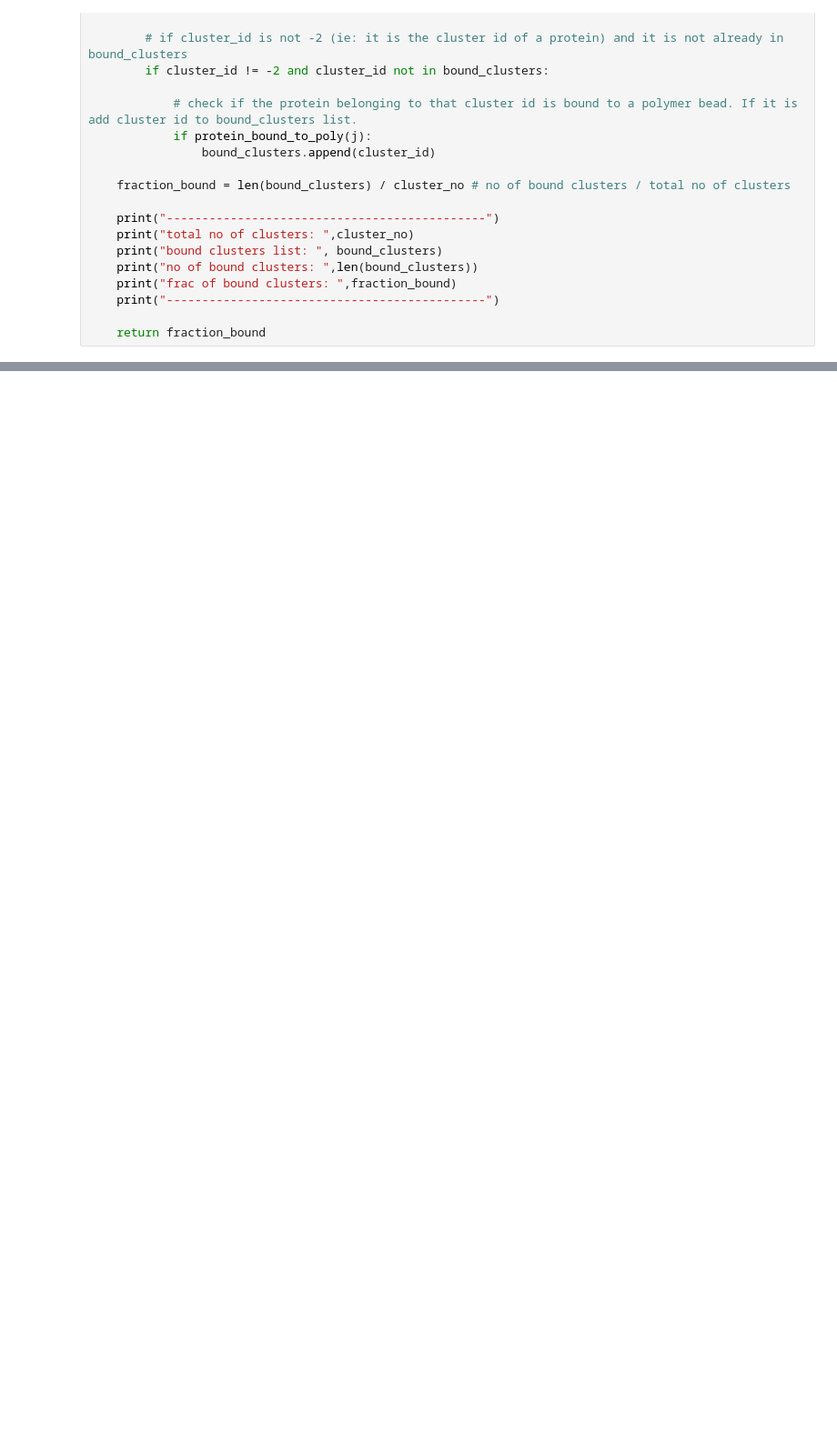
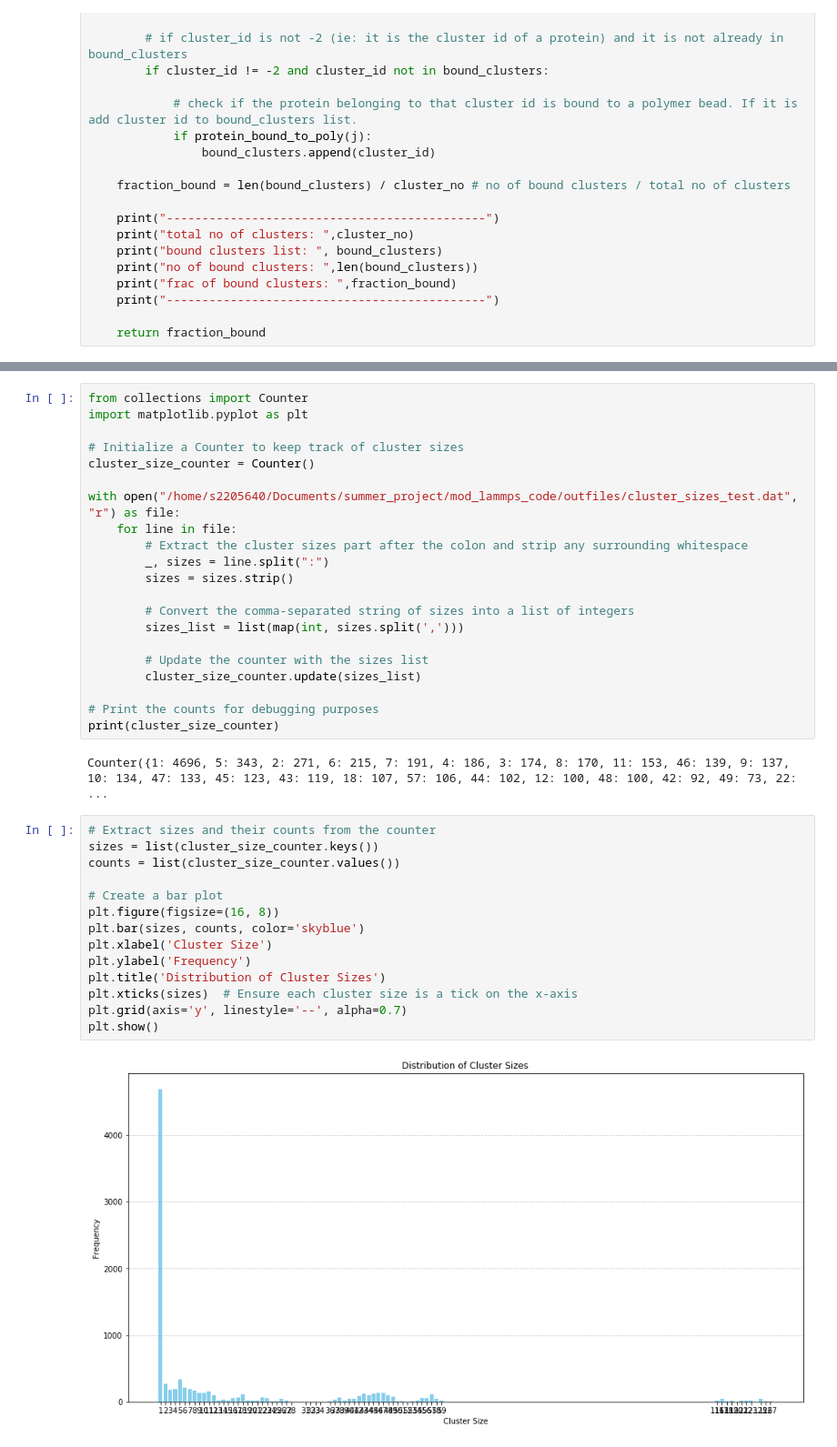
Before and after one commit to ElenaEspinosaMinano/mod_lammps_code, a Jupyter notebook: jupy_notes/code_snippets.ipynb, the cells around one changed output, grey strips where cells are left out. Shown at 91% size. Cells and saved outputs as stored; diff of their text form; blank space fills up the shorter version.

```diff
--- a/jupy_notes/code_snippets.ipynb
+++ b/jupy_notes/code_snippets.ipynb
@@ -395,0 +455,39 @@ frac of bound clusters:  0.8888888888888888
+# %%
+from collections import Counter
+import matplotlib.pyplot as plt
+
+# Initialize a Counter to keep track of cluster sizes
+cluster_size_counter = Counter()
+
+with open("/home/s2205640/Documents/summer_project/mod_lammps_code/outfiles/cluster_sizes_test.dat", "r") as file:
+    for line in file:
+        # Extract the cluster sizes part after the colon and strip any surrounding whitespace
+        _, sizes = line.split(":")
+        sizes = sizes.strip()
+
+        # Convert the comma-separated string of sizes into a list of integers
+        sizes_list = list(map(int, sizes.split(',')))
+
+        # Update the counter with the sizes list
+        cluster_size_counter.update(sizes_list)
+
+# Print the counts for debugging purposes
+print(cluster_size_counter)
+# %% [output]
+Counter({1: 4696, 5: 343, 2: 271, 6: 215, 7: 191, 4: 186, 3: 174, 8: 170, 11: 153, 46: 139, 9: 137, 10: 134, 47: 133, 45: 123, 43: 119, 18: 107, 57: 106, 44: 102, 12: 100, 48: 100, 42: 92, 49: 73, 22: ...
+# %%
+# Extract sizes and their counts from the counter
+sizes = list(cluster_size_counter.keys())
+counts = list(cluster_size_counter.values())
+
+# Create a bar plot
+plt.figure(figsize=(16, 8))
+plt.bar(sizes, counts, color='skyblue')
+plt.xlabel('Cluster Size')
+plt.ylabel('Frequency')
+plt.title('Distribution of Cluster Sizes')
+plt.xticks(sizes)  # Ensure each cluster size is a tick on the x-axis
+plt.grid(axis='y', linestyle='--', alpha=0.7)
+plt.show()
+# %% [output]
+[figure, added]
```
Also changed, not shown: parts of 2 cells of this notebook, 2 other files.
